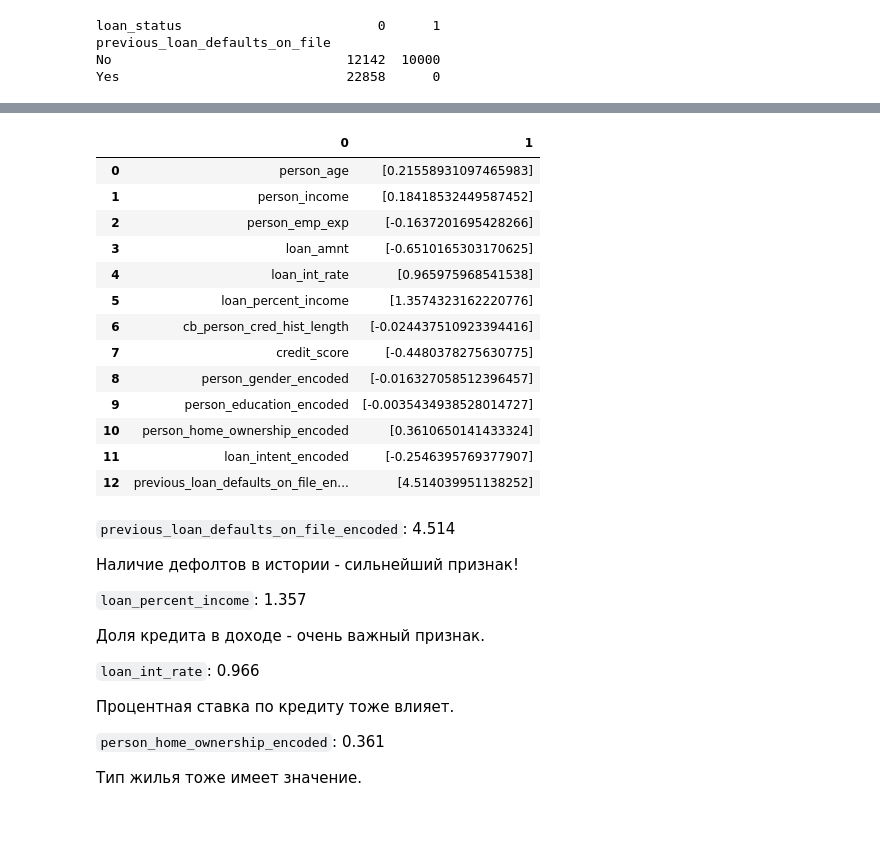
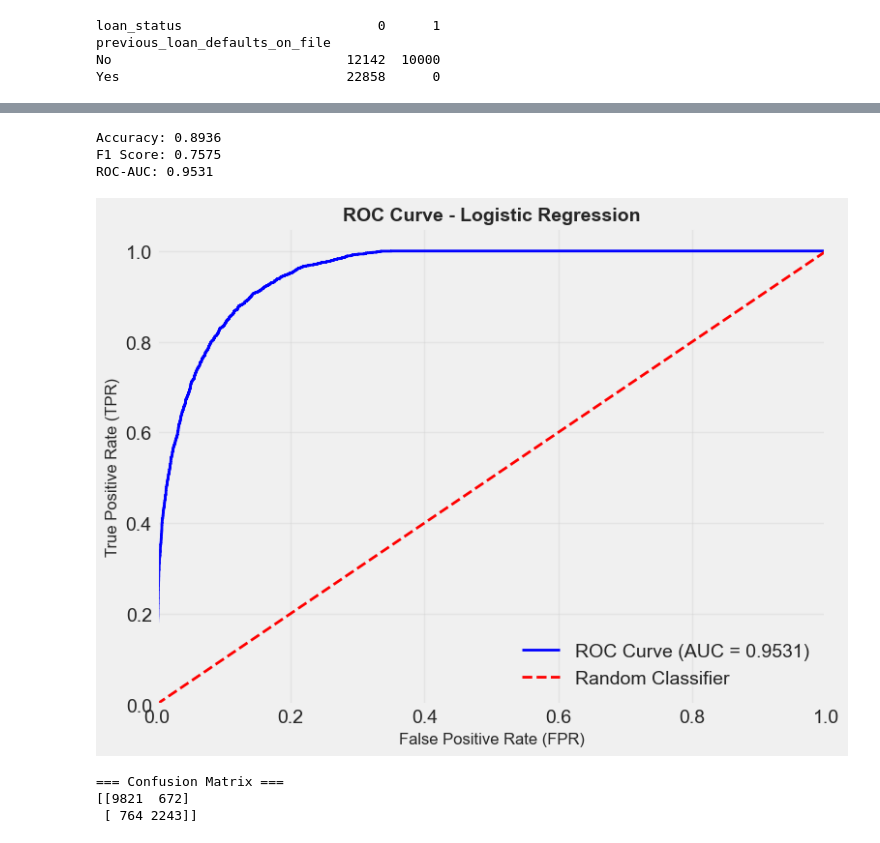
Before and after one commit to troyntwrk/TR_DS_HW, a Jupyter notebook: logreg/HW_logreg.ipynb, the cells around one changed output, grey strips where cells are left out. Cells and saved outputs as stored; diff of their text form; code cells hidden in the pictures.

```diff
--- a/logreg/HW_logreg.ipynb
+++ b/logreg/HW_logreg.ipynb
@@ -687,33 +857,40 @@ y_pred = model.predict(X_test_scaled)
-# %%
-pd.DataFrame(zip(X.columns, np.transpose(model.coef_)))
-# %% [output]
-|  | 0 | 1 |
-| 0 | person_age | [0.21558931097465983] |
-| 1 | person_income | [0.18418532449587452] |
-| 2 | person_emp_exp | [-0.1637201695428266] |
-| 3 | loan_amnt | [-0.6510165303170625] |
-| 4 | loan_int_rate | [0.965975968541538] |
-| 5 | loan_percent_income | [1.3574323162220776] |
-| 6 | cb_person_cred_hist_length | [-0.024437510923394416] |
-| 7 | credit_score | [-0.4480378275630775] |
-| 8 | person_gender_encoded | [-0.016327058512396457] |
-| 9 | person_education_encoded | [-0.0035434938528014727] |
-| 10 | person_home_ownership_encoded | [0.3610650141433324] |
-| 11 | loan_intent_encoded | [-0.2546395769377907] |
-| 12 | previous_loan_defaults_on_file_en... | [4.514039951138252] |
-# %% [markdown]
-`previous_loan_defaults_on_file_encoded`: 4.514
-
-Наличие дефолтов в истории - сильнейший признак!
-
-`loan_percent_income`: 1.357
-
-Доля кредита в доходе - очень важный признак.
-
-`loan_int_rate`: 0.966
-
-Процентная ставка по кредиту тоже влияет.
-
-`person_home_ownership_encoded`: 0.361
-
-Тип жилья тоже имеет значение.
+# %%
+# Accuracy
+print(f"Accuracy: {accuracy_score(y_test, y_pred):.4f}")
+
+# F1
+f1 = f1_score(y_test, y_pred)
+print(f"F1 Score: {f1:.4f}")
+
+# ROC-AUC
+y_pred_proba = model.predict_proba(X_test_scaled)[:, 1]
+roc_auc = roc_auc_score(y_test, y_pred_proba)
+print(f"ROC-AUC: {roc_auc:.4f}")
+
+# ROC Curve
+fpr, tpr, thresholds = roc_curve(y_test, y_pred_proba)
+
+plt.figure(figsize=(8, 6))
+plt.plot(fpr, tpr, color='blue', lw=2, label=f'ROC Curve (AUC = {roc_auc:.4f})')
+plt.plot([0, 1], [0, 1], color='red', lw=2, linestyle='--', label='Random Classifier')
+plt.xlim([0.0, 1.0])
+plt.ylim([0.0, 1.05])
+plt.xlabel('False Positive Rate (FPR)', fontsize=12)
+plt.ylabel('True Positive Rate (TPR)', fontsize=12)
+plt.title('ROC Curve - Logistic Regression', fontsize=14, fontweight='bold')
+plt.legend(loc='lower right')
+plt.grid(True, alpha=0.3)
+plt.tight_layout()
+plt.show()
+
+
+print("\n=== Confusion Matrix ===")
+print(confusion_matrix(y_test, y_pred))
+# %% [output]
+Accuracy: 0.8936
+F1 Score: 0.7575
+ROC-AUC: 0.9531
+[figure, added]
+=== Confusion Matrix ===
+[[9821  672]
+ [ 764 2243]]
```
Also changed, not shown: parts of 53 cells of this notebook.
